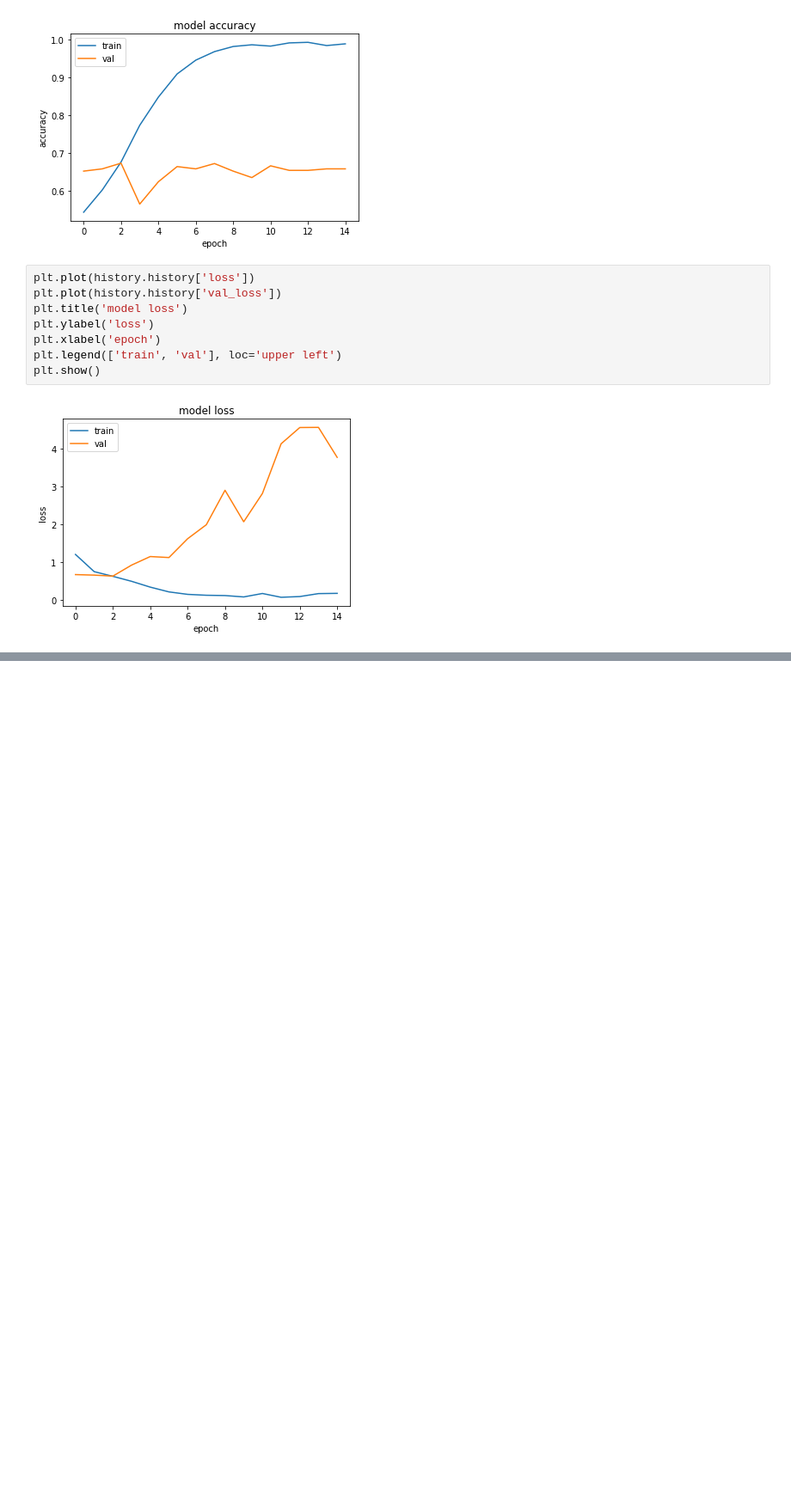
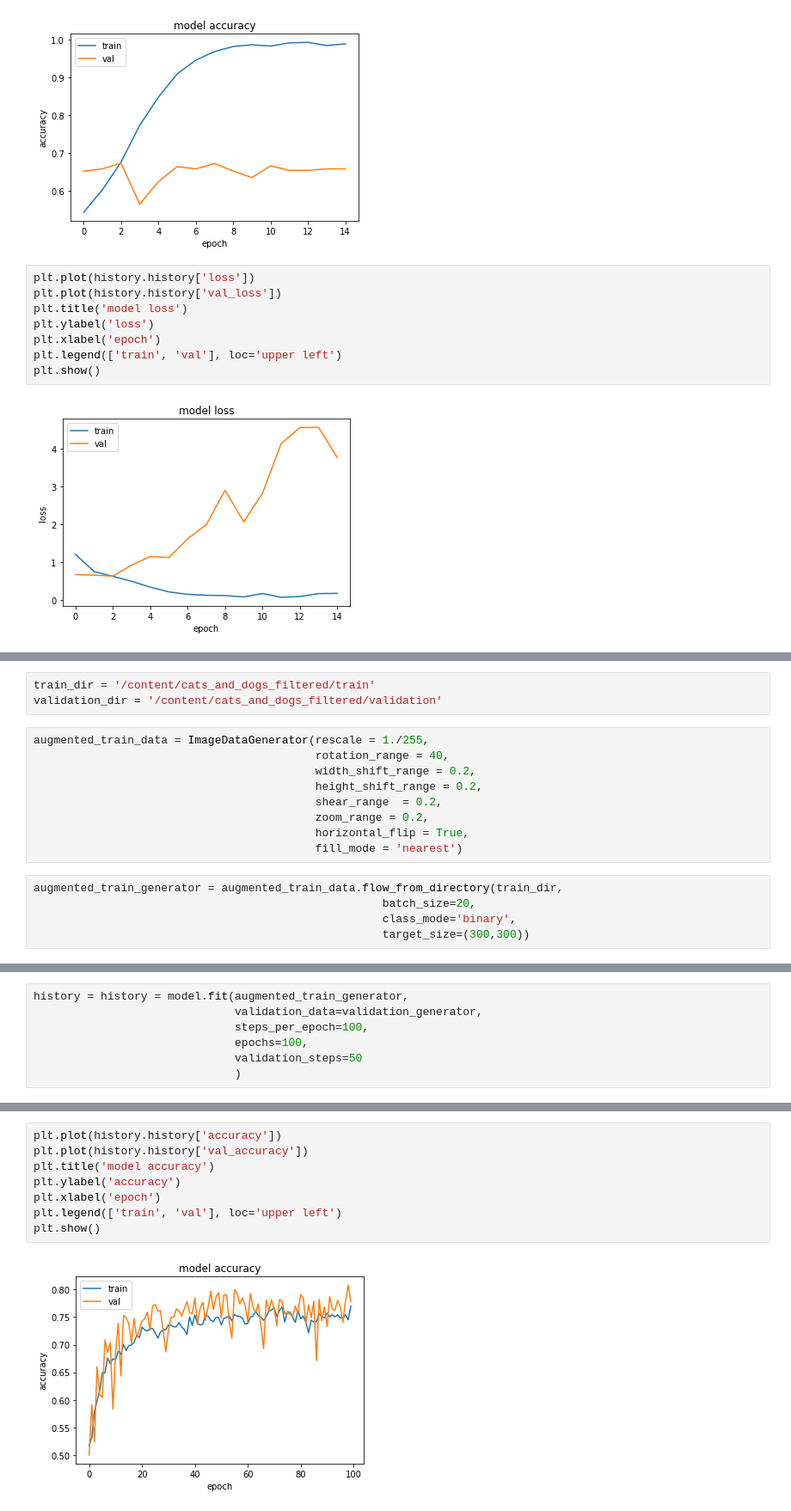
Before and after one commit to ManasVardhan/ANN_notebooks, a Jupyter notebook: Cats_and_Dogs_Kaggle.ipynb, the cells around one changed output, grey strips where cells are left out. Shown: that part at 86% size. Saved outputs shown, nothing was run; the diff lists cells and outputs as text; blank space fills up the shorter version.

```diff
--- a/Cats_and_Dogs_Kaggle.ipynb
+++ b/Cats_and_Dogs_Kaggle.ipynb
@@ -250,0 +168,17 @@ plt.show()
+# %%
+train_dir = '/content/cats_and_dogs_filtered/train'
+validation_dir = '/content/cats_and_dogs_filtered/validation'
+# %%
+augmented_train_data = ImageDataGenerator(rescale = 1./255,
+                                          rotation_range = 40,
+                                          width_shift_range = 0.2,
+                                          height_shift_range = 0.2,
+                                          shear_range  = 0.2,
+                                          zoom_range = 0.2,
+                                          horizontal_flip = True,
+                                          fill_mode = 'nearest')
+# %%
+augmented_train_generator = augmented_train_data.flow_from_directory(train_dir,
+                                                    batch_size=20,
+                                                    class_mode='binary',
+                                                    target_size=(300,300))
@@ -250,0 +187,7 @@ plt.show()
+# %%
+history = history = model.fit(augmented_train_generator,
+                              validation_data=validation_generator,
+                              steps_per_epoch=100,
+                              epochs=100,
+                              validation_steps=50
+                              )
@@ -250,0 +212,10 @@ plt.show()
+# %%
+plt.plot(history.history['accuracy'])
+plt.plot(history.history['val_accuracy'])
+plt.title('model accuracy')
+plt.ylabel('accuracy')
+plt.xlabel('epoch')
+plt.legend(['train', 'val'], loc='upper left')
+plt.show()
+# %% [output]
+[figure, added]
```
Also changed, not shown: parts of 19 cells of this notebook.
